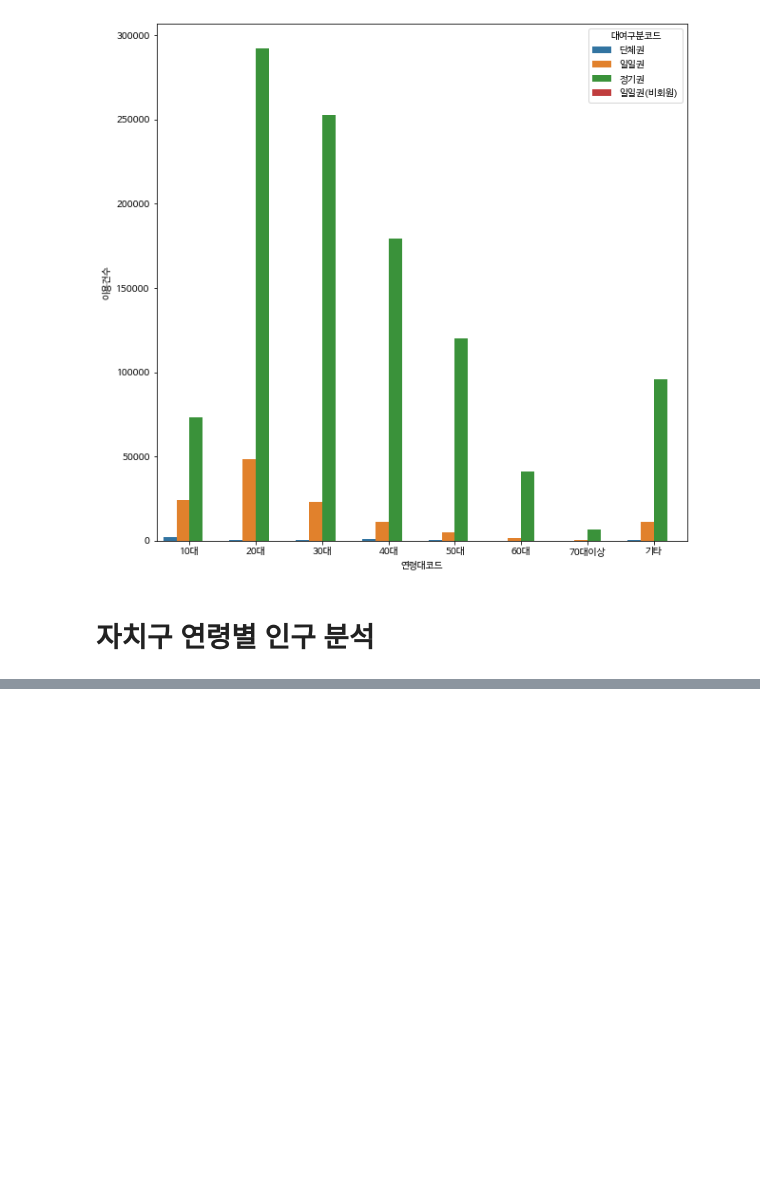
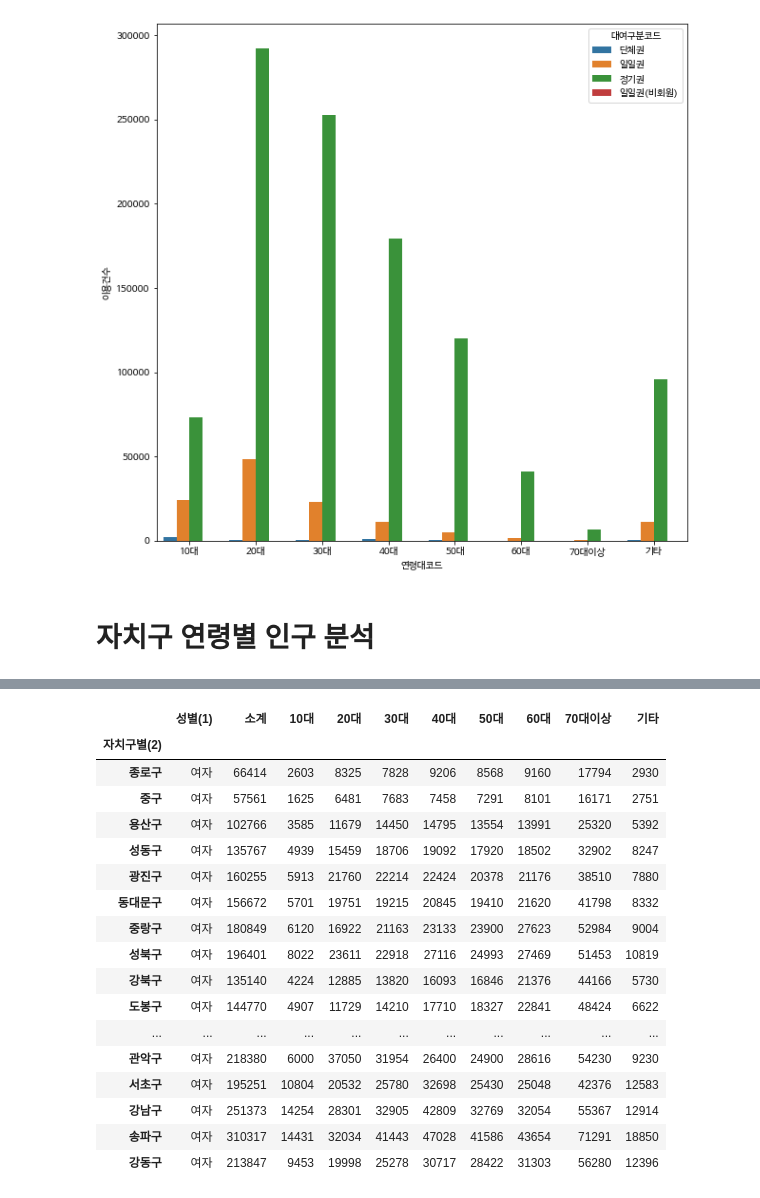
Before and after one commit to Aimerlee123/Python-teamproject, a Jupyter notebook: 파이썬_팀_프로젝트.ipynb, the cells around one changed output, grey strips where cells are left out. Saved outputs shown, nothing was run; the diff lists cells and outputs as text; code cells hidden in the pictures; blank space fills up the shorter version.

```diff
--- a/파이썬_팀_프로젝트.ipynb
+++ b/파이썬_팀_프로젝트.ipynb
@@ -263,0 +314,23 @@ guage
+# %%
+dfw=guage[guage['성별(1)']=='여자']
+dfw.set_index('자치구별(2)',inplace=True)
+dfw
+# %% [output]
+|  | 성별(1) | 소계 | 10대 | 20대 | 30대 | 40대 | 50대 | 60대 | 70대이상 | 기타 |
+| 자치구별(2) |  |  |  |  |  |  |  |  |  |  |
+| 종로구 | 여자 | 66414 | 2603 | 8325 | 7828 | 9206 | 8568 | 9160 | 17794 | 2930 |
+| 중구 | 여자 | 57561 | 1625 | 6481 | 7683 | 7458 | 7291 | 8101 | 16171 | 2751 |
+| 용산구 | 여자 | 102766 | 3585 | 11679 | 14450 | 14795 | 13554 | 13991 | 25320 | 5392 |
+| 성동구 | 여자 | 135767 | 4939 | 15459 | 18706 | 19092 | 17920 | 18502 | 32902 | 8247 |
+| 광진구 | 여자 | 160255 | 5913 | 21760 | 22214 | 22424 | 20378 | 21176 | 38510 | 7880 |
+| 동대문구 | 여자 | 156672 | 5701 | 19751 | 19215 | 20845 | 19410 | 21620 | 41798 | 8332 |
+| 중랑구 | 여자 | 180849 | 6120 | 16922 | 21163 | 23133 | 23900 | 27623 | 52984 | 9004 |
+| 성북구 | 여자 | 196401 | 8022 | 23611 | 22918 | 27116 | 24993 | 27469 | 51453 | 10819 |
+| 강북구 | 여자 | 135140 | 4224 | 12885 | 13820 | 16093 | 16846 | 21376 | 44166 | 5730 |
+| 도봉구 | 여자 | 144770 | 4907 | 11729 | 14210 | 17710 | 18327 | 22841 | 48424 | 6622 |
+| ... | ... | ... | ... | ... | ... | ... | ... | ... | ... | ... |
+| 관악구 | 여자 | 218380 | 6000 | 37050 | 31954 | 26400 | 24900 | 28616 | 54230 | 9230 |
+| 서초구 | 여자 | 195251 | 10804 | 20532 | 25780 | 32698 | 25430 | 25048 | 42376 | 12583 |
+| 강남구 | 여자 | 251373 | 14254 | 28301 | 32905 | 42809 | 32769 | 32054 | 55367 | 12914 |
+| 송파구 | 여자 | 310317 | 14431 | 32034 | 41443 | 47028 | 41586 | 43654 | 71291 | 18850 |
+| 강동구 | 여자 | 213847 | 9453 | 19998 | 25278 | 30717 | 28422 | 31303 | 56280 | 12396 |
```
Also changed, not shown: parts of 9 cells of this notebook.
